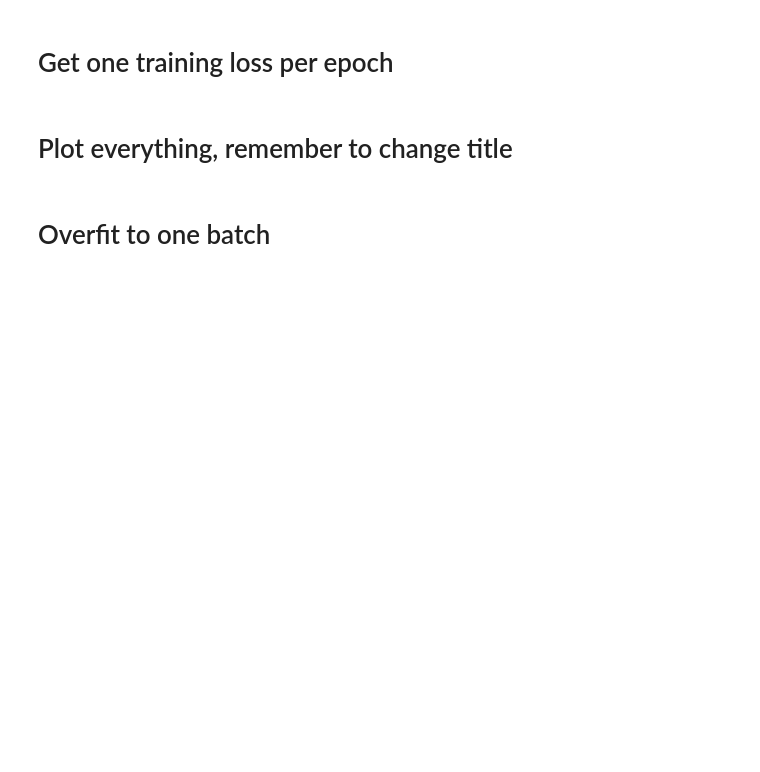
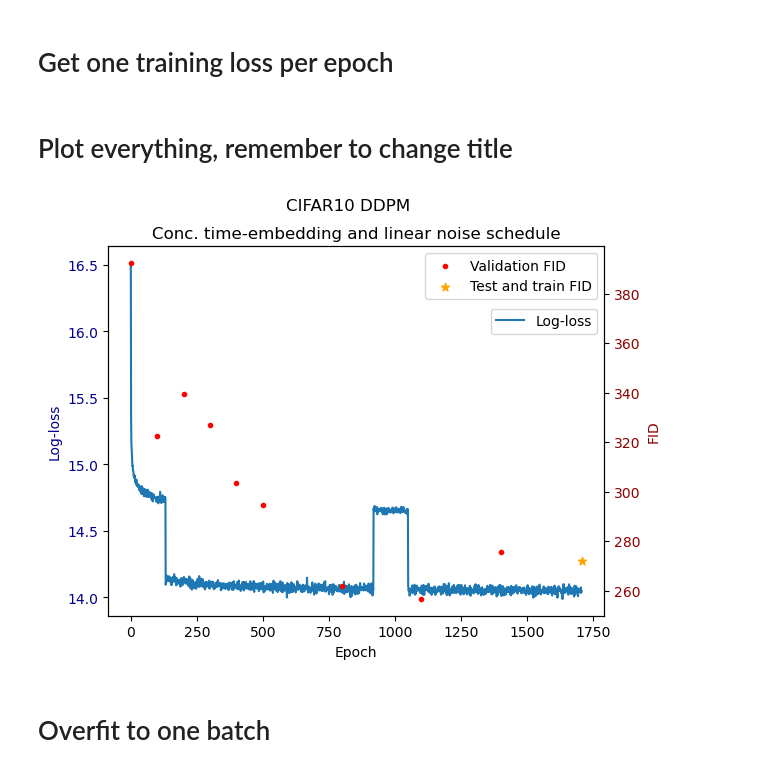
Before and after one commit to markus1573/Deep-learning-projekt, a Jupyter notebook: SmallCifarTest copy.ipynb, the cells around one changed output. Saved outputs shown, nothing was run; the diff lists cells and outputs as text; code cells hidden in the pictures; blank space fills up the shorter version.

Commit message:
Added files for scores

```diff
--- a/SmallCifarTest copy.ipynb
+++ b/SmallCifarTest copy.ipynb
@@ -24,12 +24,14 @@ else:
 #torch.backends.cudnn.enabled = False
 val_size = 5000
 test_size = 5000
-batch_size = 64
+batch_size = 16
 num_workers = 0
 
 transform = transforms.Compose([transforms.ToTensor(), transforms.Normalize(mean=(0.5, 0.5, 0.5), std=(0.5, 0.5, 0.5))])
 transform_valid_test = transforms.Compose([transforms.Resize((299, 299)),
                                            transforms.ToTensor()])
+
+resize_transform = transforms.Resize((299, 299))
 
 # Downloading MNIST again :) Training (60k) and test(5k) + val(5k) split
 train_loader = torch.utils.data.DataLoader(datasets.CIFAR10('./CIFAR_data2',
@@ -277,7 +298,7 @@ torch.save(model.state_dict(), f"DDPM_final_linear_{epoch}.pth")
 # %%
 model = UNET()
 model.to(device)
-model.load_state_dict(torch.load("DDPM_final_linear_1707.pth", map_location=device))
+model.load_state_dict(torch.load("final_data_embedding/DDPM_final_linear_1707.pth", map_location=device))
 # Initialize the linear time embedding layer
 time_embedding_dim = 128  # You can set this to any suitable size
 time_embedding_layer = SinusoidalEmbedding(time_embedding_dim).to(device)
@@ -292,7 +313,7 @@ with torch.no_grad():
 
         t_emb = time_embedding_layer(t_norm)
 
-        z = torch.randn(batch_size, 3, 32, 32).to(device) if t > 1 else torch.zeros(batch_size, 3, 32, 32).to(device)
+        z = torch.randn(batch_size, 3, 32, 32).to(device) if t > 0 else torch.zeros(batch_size, 3, 32, 32).to(device)
 
         xt_new = 1 / torch.sqrt(alpha[t]) * (xt - (1 - alpha[t]) / torch.sqrt(1 - alpha_bar[t]) * model(xt, t_emb)) + torch.sqrt(beta[t]) * z
         xt = xt_new.clamp(-1, 1)
@@ -448,9 +497,9 @@ with torch.inference_mode():
 # %% [markdown]
 # Get one training loss per epoch
 # %%
-with open("losses.txt", "r") as file:
+with open("final_data_embedding/losses_final", "r") as file:
     lines = file.readlines()
-    lines = [float(line.strip()) / 10 for line in lines]
+    lines = [float(line.strip()) for line in lines]
     indices = np.linspace(0, len(lines) - 1, 1707).astype(int)
     all_epochs_loss = [lines[i] for i in indices]
 # %% [markdown]
@@ -458,26 +507,42 @@ with open("losses.txt", "r") as file:
 # %%
 #valid_fid_scores = [349.9, 141.6, 150.1, 137.1, 125.4, 124.3, 121.4, 123.7, 117.3]
 #test_fid_score = [107.5]
 #train_fid_score = [107.8]
 
+with open("final_data_embedding/Test_scores", "r") as file:
+    lines = file.readlines()
+    lines = [float(line.strip()) for line in lines]
+    test_fid_scores = lines
+
+with open("final_data_embedding/Train_scores", "r") as file:
+    lines = file.readlines()
+    lines = [float(line.strip()) for line in lines]
+    train_fid_scores = lines
+
+with open("final_data_embedding/Valid_scores", "r") as file:
+    lines = file.readlines()
+    lines = [float(line.strip()) for line in lines]
+    validation_scores = lines
 epochs_valid_fid = [1, 100, 200, 300, 400, 500, 800, 1100, 1400]
-epochs_loss = list(range(1707+1))
-test_fid_score = test_score
-train_fid_score = train_score
+epochs_loss = list(range(1707))
+
 fig, ax1 = plt.subplots()
 plt.suptitle("CIFAR10 DDPM")
 plt.title("Conc. time-embedding and linear noise schedule")
 ax1.plot(epochs_loss, np.log(np.array(all_epochs_loss)), label="Log-loss")
 ax1.set_xlabel('Epoch')
 ax1.set_ylabel('Log-loss', color='darkblue')
 ax1.tick_params(axis='y', labelcolor='darkblue')
 ax1.legend(loc="upper left", bbox_to_anchor=(0.757, 0.85))
 ax2 = ax1.twinx()
 ax2.scatter(epochs_valid_fid, validation_scores, color="red", marker=".", label="Validation FID")
 ax2.set_ylabel('FID', color='darkred')
 ax2.tick_params(axis='y', labelcolor='darkred')
-ax2.scatter([1707], test_fid_score, label="Test and train FID", marker="*", color="orange")
+ax2.scatter([1707], test_fid_scores, label="Test and train FID", marker="*", color="orange")
 ax2.legend()
+plt.show()
+# %% [output]
+[figure, added]
 # %% [markdown]
 # Overfit to one batch
 # %%
```
Also changed, not shown: parts of 9 cells of this notebook, 3 other files.
